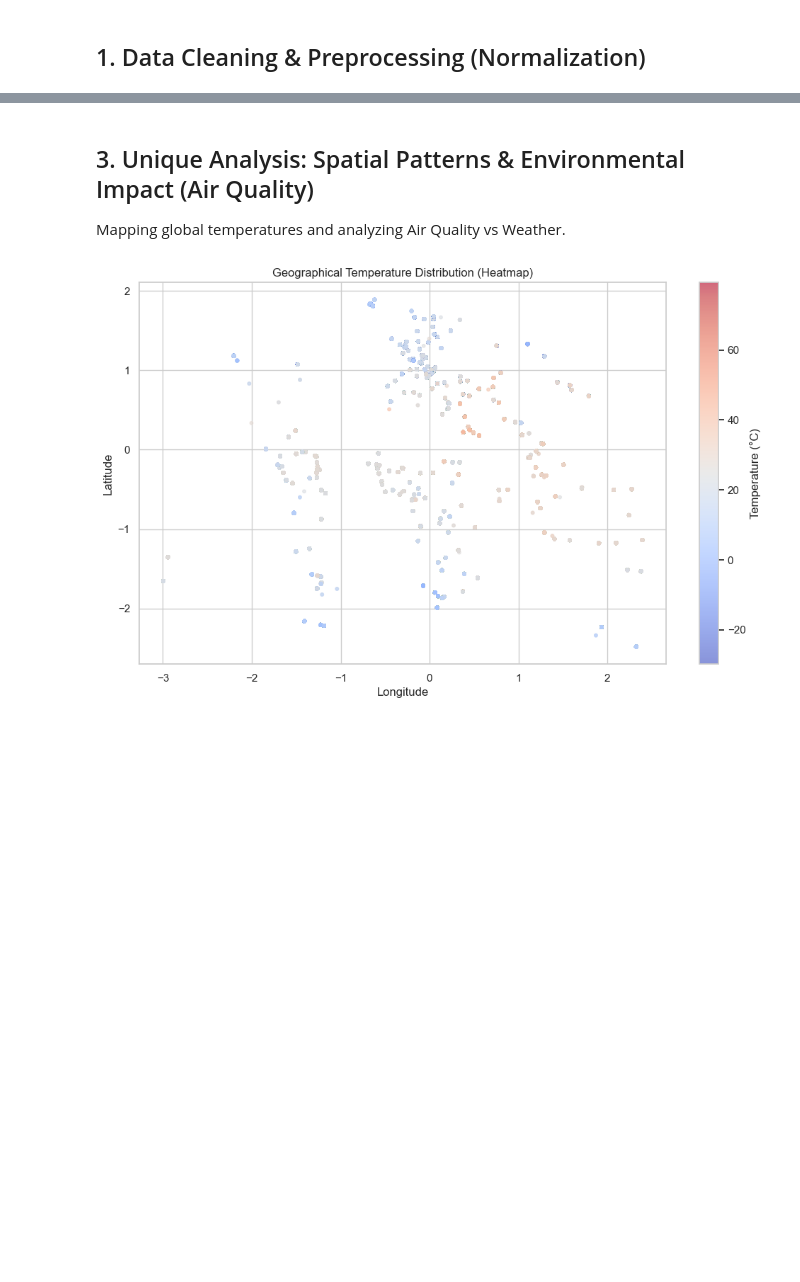
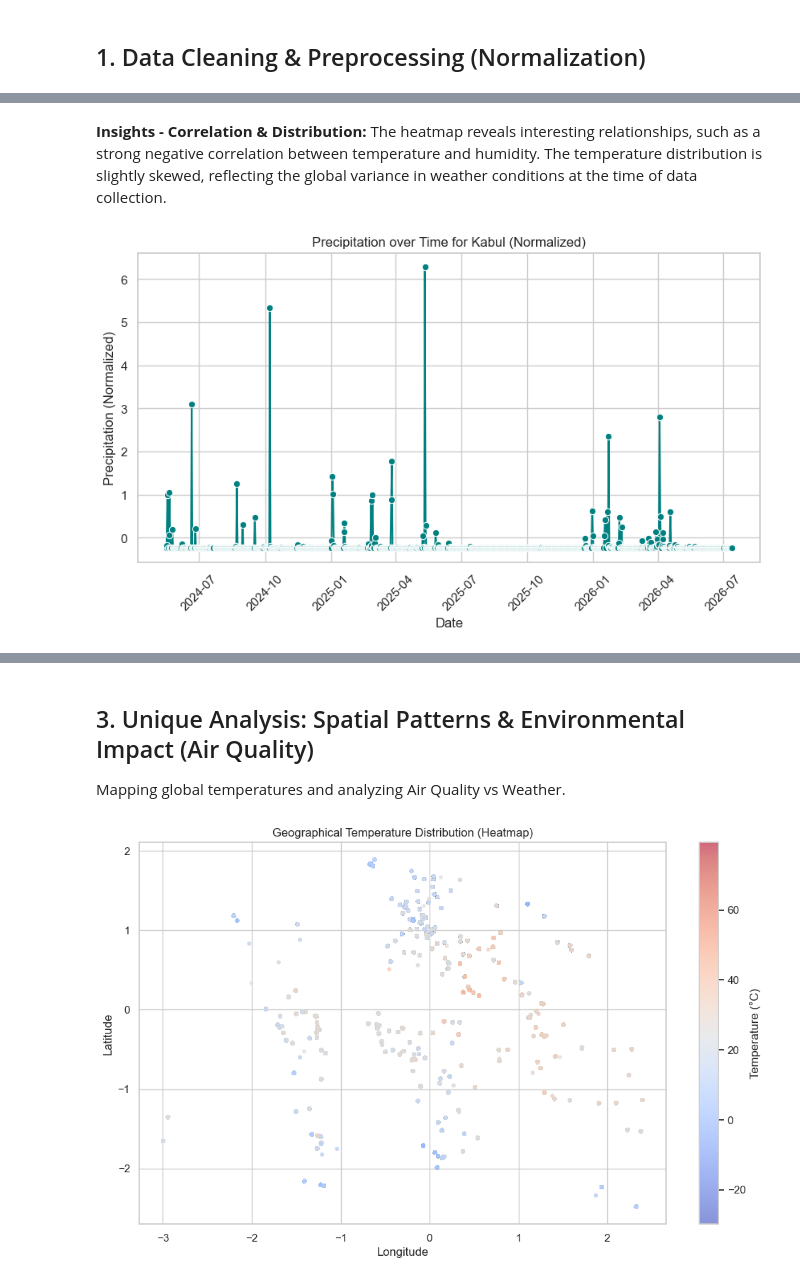
Before and after one commit to tominadal/pm-accelerator-assessment-, a Jupyter notebook: data_science_backend/Weather_Forecasting_Analysis.ipynb, the cells around one changed output, grey strips where cells are left out. Drawn from its saved outputs; the diff is of its cells as text; code cells hidden in the pictures; blank space fills up the shorter version.

```diff
--- a/data_science_backend/Weather_Forecasting_Analysis.ipynb
+++ b/data_science_backend/Weather_Forecasting_Analysis.ipynb
@@ -113,0 +170,17 @@ Number of Extreme Temperature Anomalies detected: 994
+# %% [markdown]
+**Insights - Correlation & Distribution:**
+The heatmap reveals interesting relationships, such as a strong negative correlation between temperature and humidity. The temperature distribution is slightly skewed, reflecting the global variance in weather conditions at the time of data collection.
+# %%
+
+# Precipitation Analysis
+plt.figure(figsize=(10, 5))
+# Filtering for a specific city to observe actual temporal patterns instead of random global noise
+city_df = df[df['location_name'] == 'Kabul'].sort_values('last_updated')
+sns.lineplot(data=city_df, x='last_updated', y='precip_mm', color='teal', marker='o')
+plt.title('Precipitation over Time for Kabul (Normalized)')
+plt.xlabel('Date')
+plt.ylabel('Precipitation (Normalized)')
+plt.xticks(rotation=45)
+plt.show()
+# %% [output]
+[figure, added]
```
Also changed, not shown: parts of 19 cells of this notebook, 4 other files.
